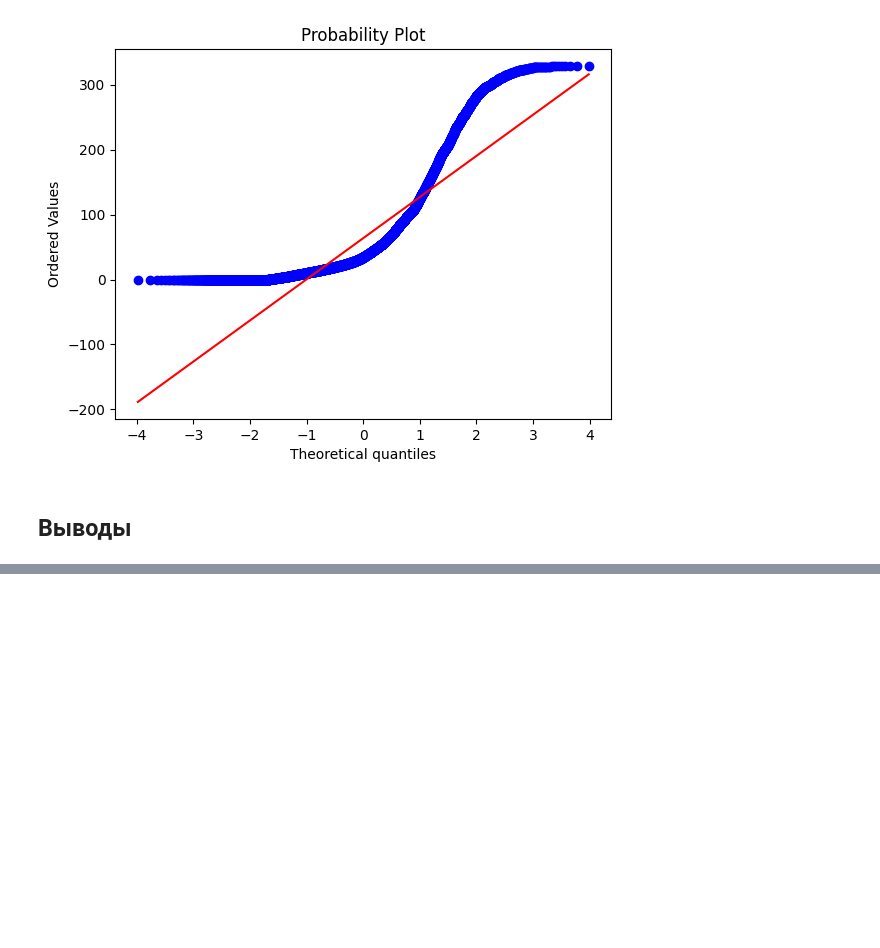
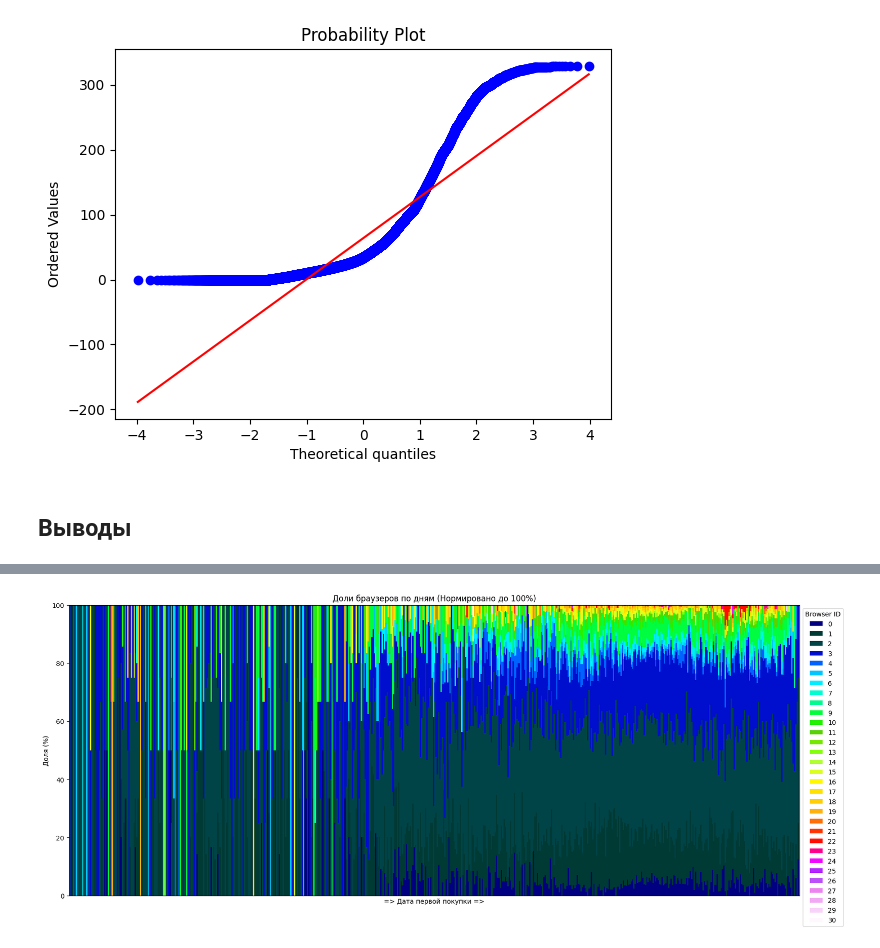
Before and after one commit to Lilya-te/DS-workshop2025, a Jupyter notebook: Checkpoint1_team1.ipynb, the cells around one changed output, grey strips where cells are left out. Drawn from its saved outputs; the diff is of its cells as text; code cells hidden in the pictures; blank space fills up the shorter version.

```diff
--- a/Checkpoint1_team1.ipynb
+++ b/Checkpoint1_team1.ipynb
@@ -318,0 +200,14 @@ _Предпочтения браузера у юзеров, совершивши
+# %%
+# обогащу таблицу разницей времени между тремя событиями
+df_enriched = df_zcore_filtered.copy()
+
+df_enriched["first_buy_reg_diff"] = (
+    df_zcore_filtered["first_buy"] - df_zcore_filtered["reg_dt"]
+).dt.days
+df_enriched["first_login_buy_diff"] = (
+    df_zcore_filtered["first_login"] - df_zcore_filtered["first_buy"]
+).dt.days
+df_enriched["first_login_reg_diff"] = (
+    df_zcore_filtered["first_login"] - df_zcore_filtered["reg_dt"]
+).dt.days
+display(df_enriched.head(2))
@@ -318,0 +317,30 @@ _Предпочтения браузера у юзеров, совершивши
+# %%
+# Для этого построим нормализованный график предпочтений пользователей по браузерам, отсортировав по дате первой покупки.
+
+raw_counts = (
+    df_enriched.groupby([df_enriched["first_buy"].dt.date, "browser"])
+    .size()
+    .unstack(fill_value=0)
+)
+
+normalized_df = raw_counts.div(raw_counts.sum(axis=1), axis=0) * 100
+
+ax = normalized_df.plot(
+    kind="bar",
+    stacked=True,
+    title="Доли браузеров по дням (Нормировано до 100%)",
+    figsize=(20, 8),
+    cmap="gist_ncar",
+    width=1,
+)
+
+plt.xticks([])
+plt.xlabel("=> Дата первой покупки =>")
+plt.ylabel("Доля (%)")
+plt.ylim(0, 100)
+
+
+plt.legend(title="Browser ID", bbox_to_anchor=(1, 1), loc="upper left")
+plt.show()
+# %% [output]
+[figure, added]
```
Also changed, not shown: parts of 31 cells of this notebook.
